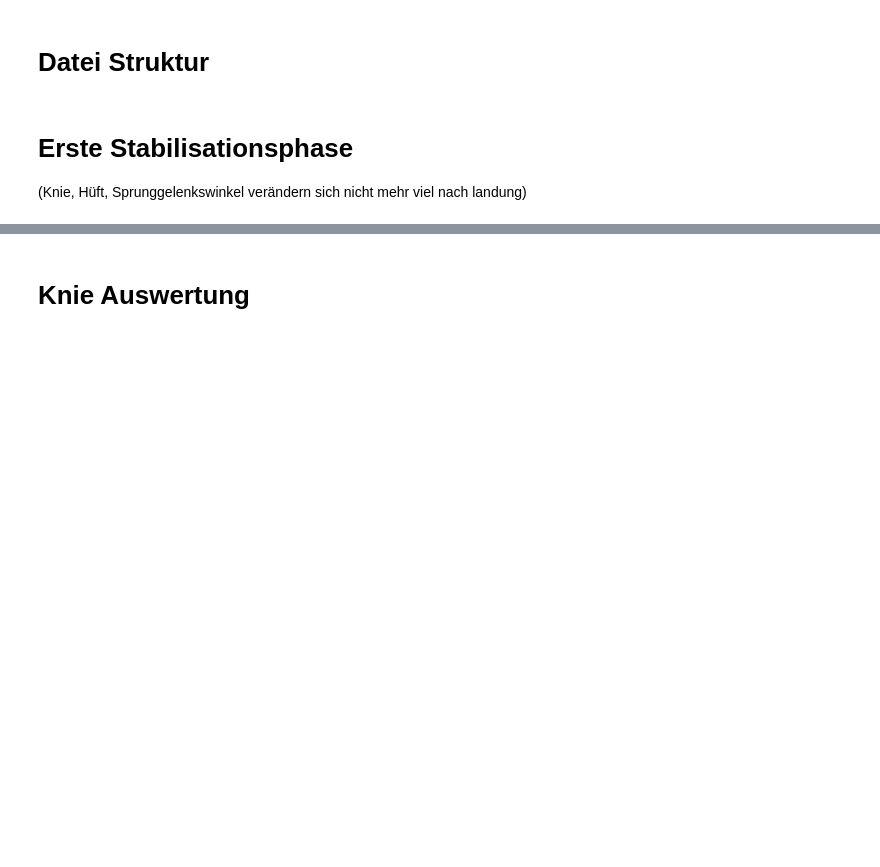
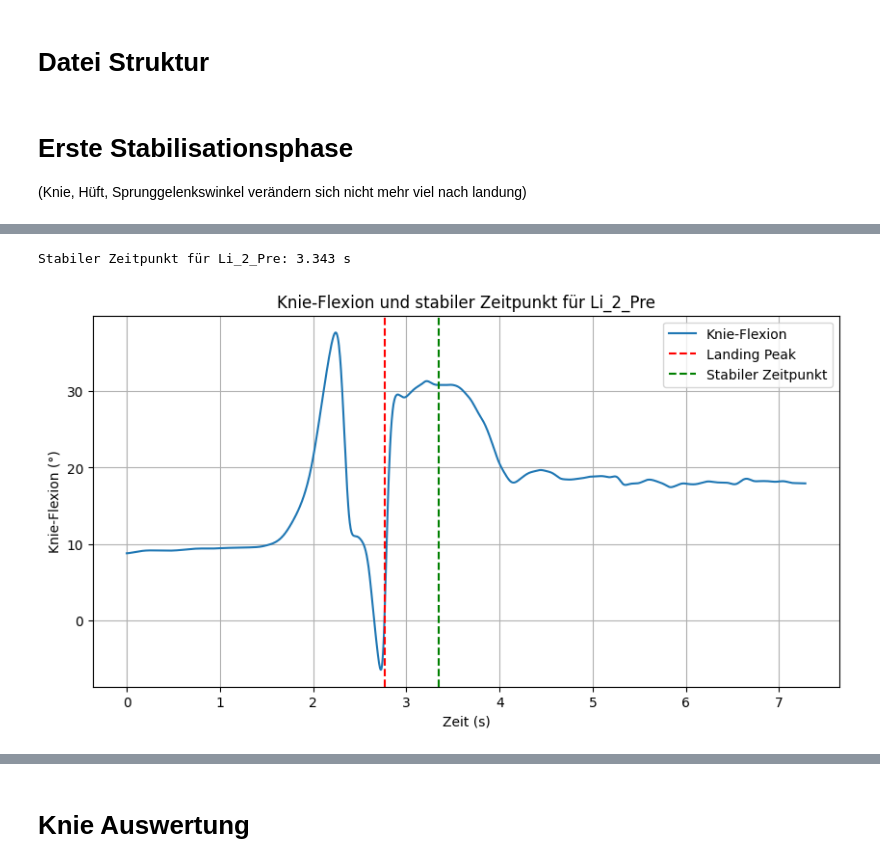
Before and after one commit to TillSchroeter/BewA_Stability, a Jupyter notebook: IMU_Auswertung.ipynb, the cells around one changed output, grey strips where cells are left out. Cells and saved outputs as stored; diff of their text form; code cells hidden in the pictures; blank space fills up the shorter version.

```diff
--- a/IMU_Auswertung.ipynb
+++ b/IMU_Auswertung.ipynb
@@ -378,0 +390,37 @@ Stabiler Zeitpunkt für Re_3_Pre (RT Ankle Dorsiflexion (deg)): 4.322 s
+# %%
+key11 = "Li_2_Pre"
+
+knee_flexion, time, peak_time = data[key11]["df"]["LT Knee Flexion (deg)"], data[key11]["df"]["time"], data[key11]["landing_peak_time"]
+hip_flexion, time, peak_time = data[key11]["df"]["LT Hip Flexion (deg)"], data[key11]["df"]["time"], data[key11]["landing_peak_time"]
+ankle_flexion, time, peak_time = data[key11]["df"]["LT Ankle Dorsiflexion (deg)"], data[key11]["df"]["time"], data[key11]["landing_peak_time"]
+
+# for key in keys:
+#     for joint, th in zip (joints, treshholds):
+#         flexion = data[key]["df"][joint]
+#         time = data[key]["df"]["time"]
+#         peak_time = data[key]["landing_peak_time"]
+#         slope_threshold = th
+#         # Stabiler Zeitpunkt finden
+#         stable_time = find_stable_time(time, flexion, peak_time, slope_threshold)
+#         print(f"Stabiler Zeitpunkt für {key} ({joint}): {stable_time:.3f} s")
+
+# Dictionary zum Speichern der mittleren stabilen Zeitpunkte je Messung
+
+stable_time = find_stable_time(time, ankle_flexion, peak_time, slope_threshold=0.05, min_consecutive=7)
+print(f"Stabiler Zeitpunkt für {key11}: {stable_time:.3f} s")
+
+# Plotten
+plt.figure(figsize=(10,5))
+plt.plot(time, ankle_flexion, label="Knie-Flexion")
+plt.axvline(x=peak_time, color='red', linestyle='--', label="Landing Peak")
+if not np.isnan(stable_time):
+    plt.axvline(x=stable_time, color='green', linestyle='--', label="Stabiler Zeitpunkt")
+plt.xlabel("Zeit (s)")
+plt.ylabel("Knie-Flexion (°)")
+plt.title(f"Knie-Flexion und stabiler Zeitpunkt für {key11}")
+plt.legend()
+plt.grid(True)
+plt.show()
+# %% [output]
+Stabiler Zeitpunkt für Li_2_Pre: 3.343 s
+[figure, added]
```
Also changed, not shown: parts of 7 cells of this notebook.
